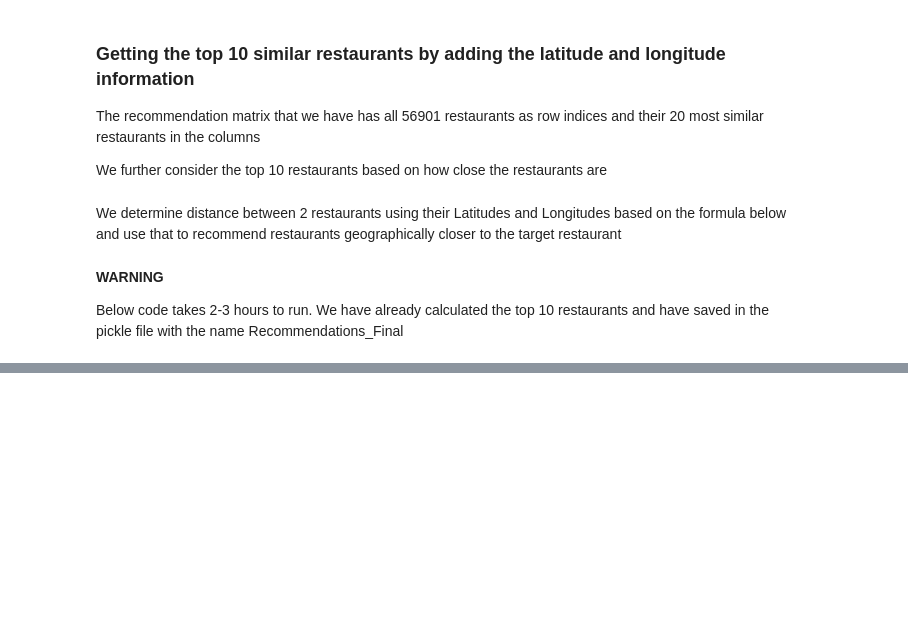
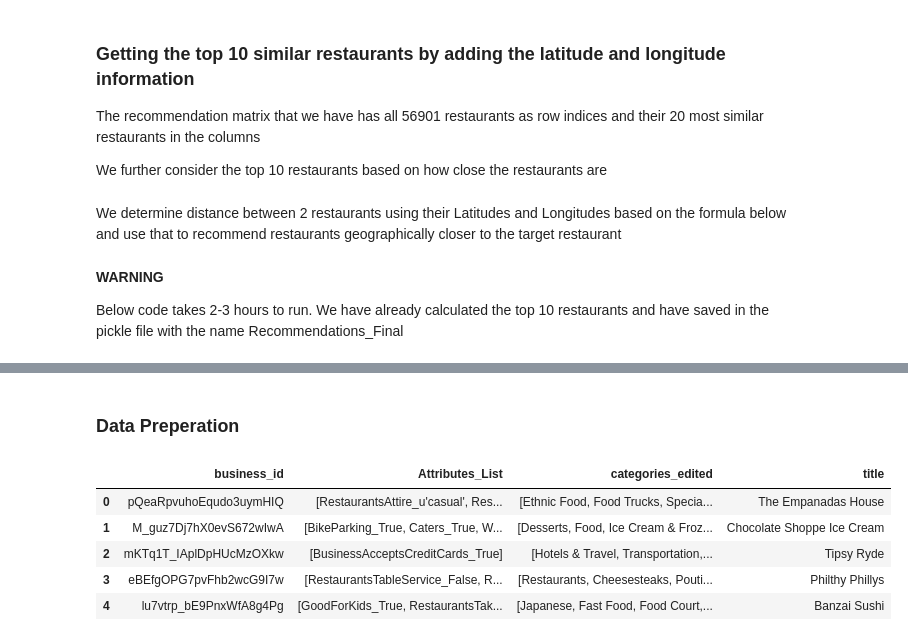
Before and after one commit to akshaypt7/RestroRecommender-1, a Jupyter notebook: YelpRestroRecommender.ipynb, the cells around one changed output, grey strips where cells are left out. Drawn from its saved outputs; the diff is of its cells as text; code cells hidden in the pictures; blank space fills up the shorter version.

```diff
--- a/YelpRestroRecommender.ipynb
+++ b/YelpRestroRecommender.ipynb
@@ -619,0 +656,14 @@ Below code takes 2-3 hours to run. We have already calculated the top 10 restaur
+# %% [markdown]
+### Data Preperation
+# %%
+# Restaurant df with attribute, title, categories
+df_restaurant = pd.read_pickle('/content/gdrive/MyDrive/YelpDataset/PickleFiles/restaurants_with_title_attribute_category')
+# %%
+df_restaurant.head()
+# %% [output]
+|  | business_id | Attributes_List | categories_edited | title |
+| 0 | pQeaRpvuhoEqudo3uymHIQ | [RestaurantsAttire_u'casual', Res... | [Ethnic Food, Food Trucks, Specia... | The Empanadas House |
+| 1 | M_guz7Dj7hX0evS672wIwA | [BikeParking_True, Caters_True, W... | [Desserts, Food, Ice Cream & Froz... | Chocolate Shoppe Ice Cream |
+| 2 | mKTq1T_IAplDpHUcMzOXkw | [BusinessAcceptsCreditCards_True] | [Hotels & Travel, Transportation,... | Tipsy Ryde |
+| 3 | eBEfgOPG7pvFhb2wcG9I7w | [RestaurantsTableService_False, R... | [Restaurants, Cheesesteaks, Pouti... | Philthy Phillys |
+| 4 | lu7vtrp_bE9PnxWfA8g4Pg | [GoodForKids_True, RestaurantsTak... | [Japanese, Fast Food, Food Court,... | Banzai Sushi |
```
Also changed, not shown: parts of 50 cells of this notebook.
